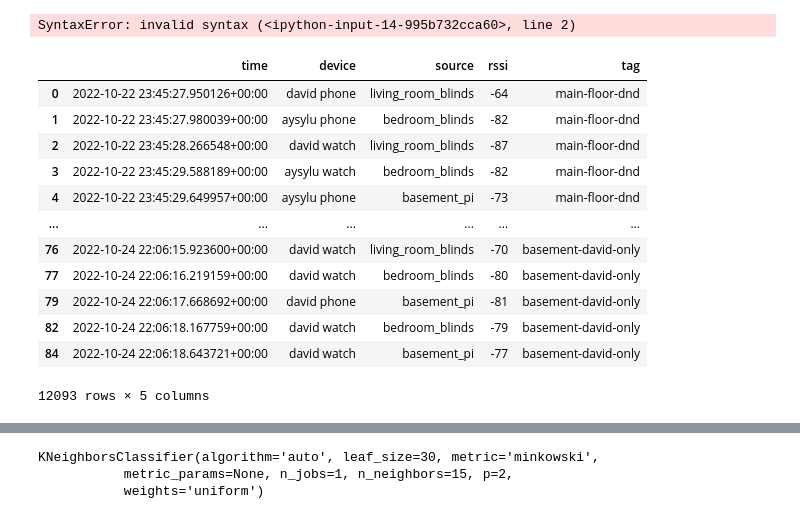
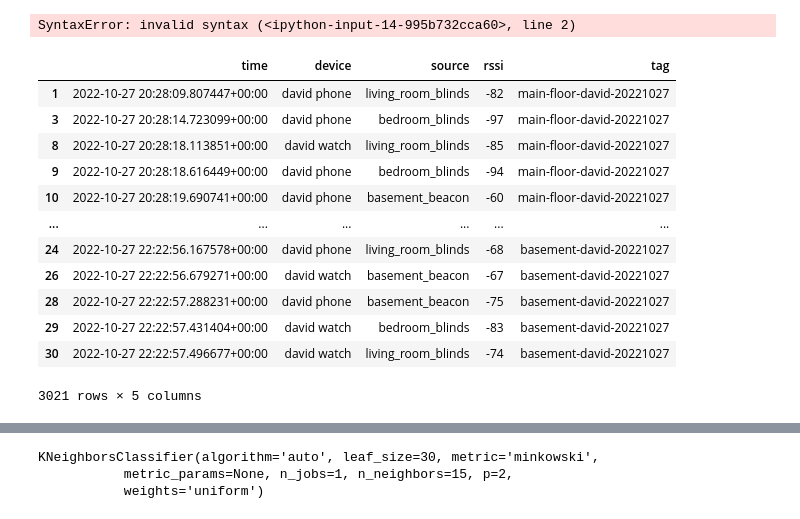
Before and after one commit to dgrnbrg/appdaemon-configs, a Jupyter notebook: appdaemon-dev.ipynb, the cells around one changed output, grey strips where cells are left out. Cells and saved outputs as stored; diff of their text form; code cells hidden in the pictures.

```diff
--- a/appdaemon-dev.ipynb
+++ b/appdaemon-dev.ipynb
@@ -298,25 +298,25 @@ SyntaxError: invalid syntax (<ipython-input-14-995b732cca60>, line 2)
 # %%
 from glob import glob
 from sklearn.neighbors import KNeighborsClassifier
 dfs = []
-for x in glob('probe_captures_20221024/examples*.csv'):
+for x in glob('probe_captures_20221027/examples*.csv'):
     df = pd.read_csv(x, parse_dates=[0])
     dfs.append(df)
 df = pd.concat(dfs)
+df = df.sort_values(by=['time']).query("device not in ['aysylu phone', 'aysylu watch'] and source not in ['basement_pi']")
 base_station_names = list(df['source'].unique())
-df = df.sort_values(by=['time']).query("not (tag == 'basement-david-only' and device in ['aysylu phone', 'aysylu watch'])")
 df
 # %% [output]
 |  | time | device | source | rssi | tag |
-| 0 | 2022-10-22 23:45:27.950126+00:00 | david phone | living_room_blinds | -64 | main-floor-dnd |
-| 1 | 2022-10-22 23:45:27.980039+00:00 | aysylu phone | bedroom_blinds | -82 | main-floor-dnd |
-| 2 | 2022-10-22 23:45:28.266548+00:00 | david watch | living_room_blinds | -87 | main-floor-dnd |
-| 3 | 2022-10-22 23:45:29.588189+00:00 | aysylu watch | bedroom_blinds | -82 | main-floor-dnd |
-| 4 | 2022-10-22 23:45:29.649957+00:00 | aysylu phone | basement_pi | -73 | main-floor-dnd |
+| 1 | 2022-10-27 20:28:09.807447+00:00 | david phone | living_room_blinds | -82 | main-floor-david-20221027 |
+| 3 | 2022-10-27 20:28:14.723099+00:00 | david phone | bedroom_blinds | -97 | main-floor-david-20221027 |
+| 8 | 2022-10-27 20:28:18.113851+00:00 | david watch | living_room_blinds | -85 | main-floor-david-20221027 |
+| 9 | 2022-10-27 20:28:18.616449+00:00 | david phone | bedroom_blinds | -94 | main-floor-david-20221027 |
+| 10 | 2022-10-27 20:28:19.690741+00:00 | david phone | basement_beacon | -60 | main-floor-david-20221027 |
 | ... | ... | ... | ... | ... | ... |
-| 76 | 2022-10-24 22:06:15.923600+00:00 | david watch | living_room_blinds | -70 | basement-david-only |
-| 77 | 2022-10-24 22:06:16.219159+00:00 | david watch | bedroom_blinds | -80 | basement-david-only |
-| 79 | 2022-10-24 22:06:17.668692+00:00 | david phone | basement_pi | -81 | basement-david-only |
-| 82 | 2022-10-24 22:06:18.167759+00:00 | david watch | bedroom_blinds | -79 | basement-david-only |
-| 84 | 2022-10-24 22:06:18.643721+00:00 | david watch | basement_pi | -77 | basement-david-only |
+| 24 | 2022-10-27 22:22:56.167578+00:00 | david phone | living_room_blinds | -68 | basement-david-20221027 |
+| 26 | 2022-10-27 22:22:56.679271+00:00 | david watch | basement_beacon | -67 | basement-david-20221027 |
+| 28 | 2022-10-27 22:22:57.288231+00:00 | david phone | basement_beacon | -75 | basement-david-20221027 |
+| 29 | 2022-10-27 22:22:57.431404+00:00 | david watch | bedroom_blinds | -83 | basement-david-20221027 |
+| 30 | 2022-10-27 22:22:57.496677+00:00 | david watch | living_room_blinds | -74 | basement-david-20221027 |
-12093 rows × 5 columns
+3021 rows × 5 columns
```
Also changed, not shown: parts of 9 cells of this notebook, 1 other file.
